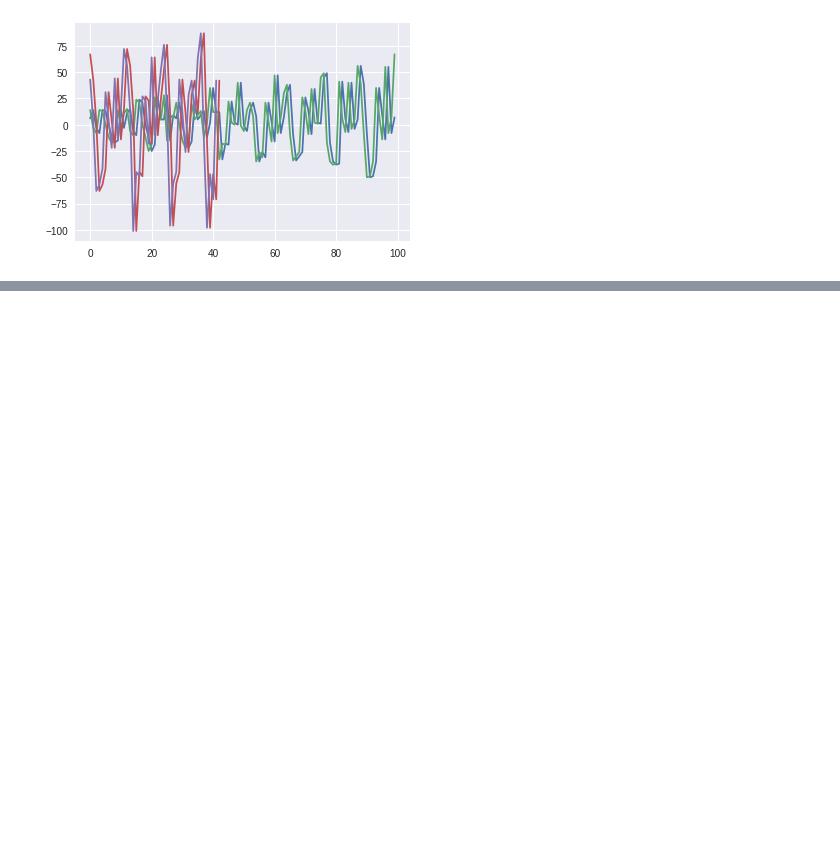
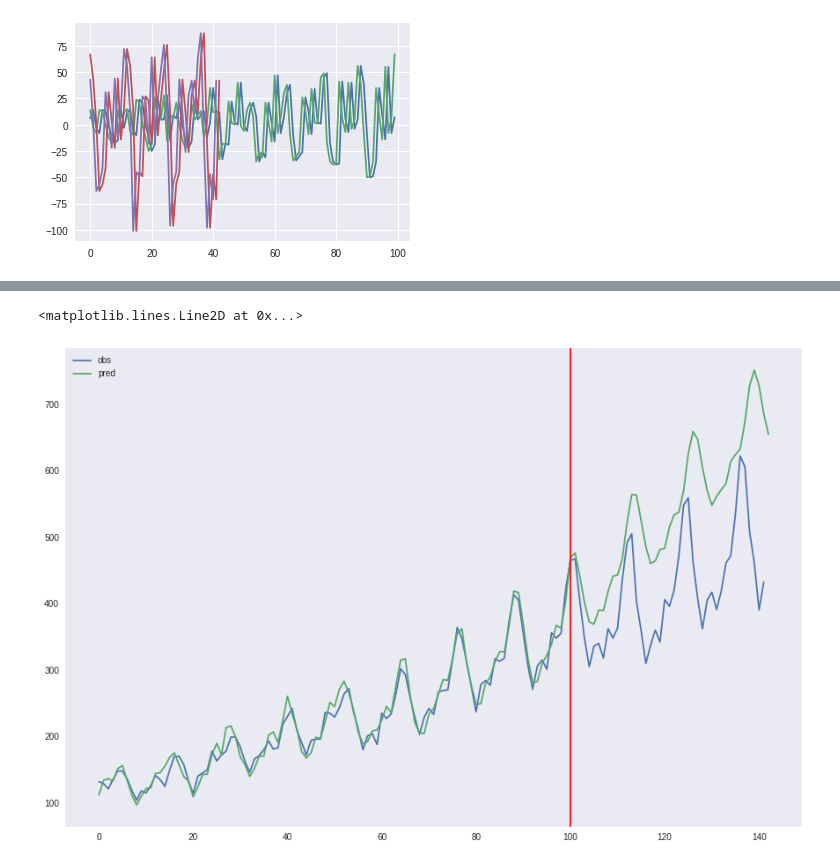
Before and after one commit to june1st/GoogleColab, a Jupyter notebook: ChaienrLSTM.ipynb, the cells around one changed output, grey strips where cells are left out. Saved outputs shown, nothing was run; the diff lists cells and outputs as text; code cells hidden in the pictures; blank space fills up the shorter version.

```diff
--- a/ChaienrLSTM.ipynb
+++ b/ChaienrLSTM.ipynb
@@ -306,0 +416,24 @@ log.plot(y=['main/loss', 'validation/main/loss'],
+# %%
+obs_undiff = series[2:]
+
+pred_train = pred_unscale[:n_train] + series[1:1+n_train]
+
+pred_val = []
+X_t = series[n_train+1]
+for D_t in pred_unscale[n_train:]:
+    X_t = D_t + X_t
+    pred_val.append(X_t)
+pred_undiff = np.concatenate((pred_train,
+                              pred_val), axis=0)
+
+plt.figure(figsize=(15,10))
+
+plt.plot(obs_undiff, label='obs')
+plt.plot(pred_undiff, label='pred')
+
+plt.grid()
+plt.legend()
+plt.axvline(n_train, color='r')
+# %% [output]
+<matplotlib.lines.Line2D at 0x...>
+[figure, added]
```
Also changed, not shown: parts of 6 cells of this notebook.
